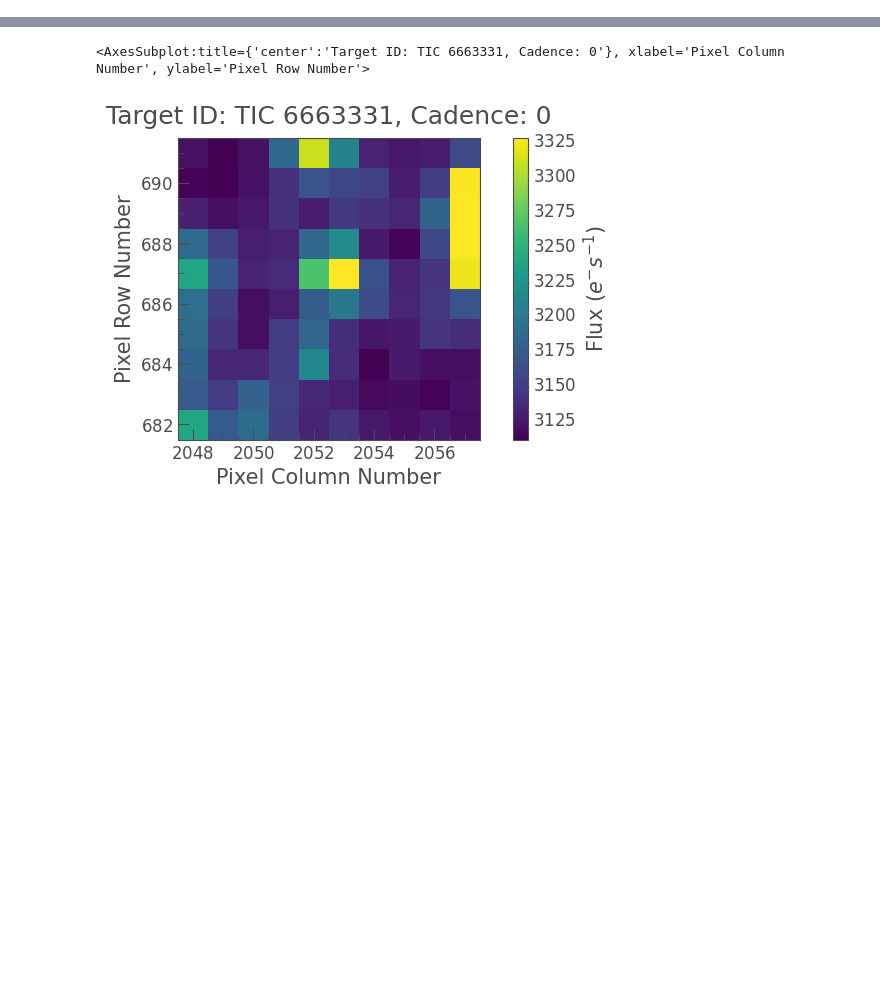
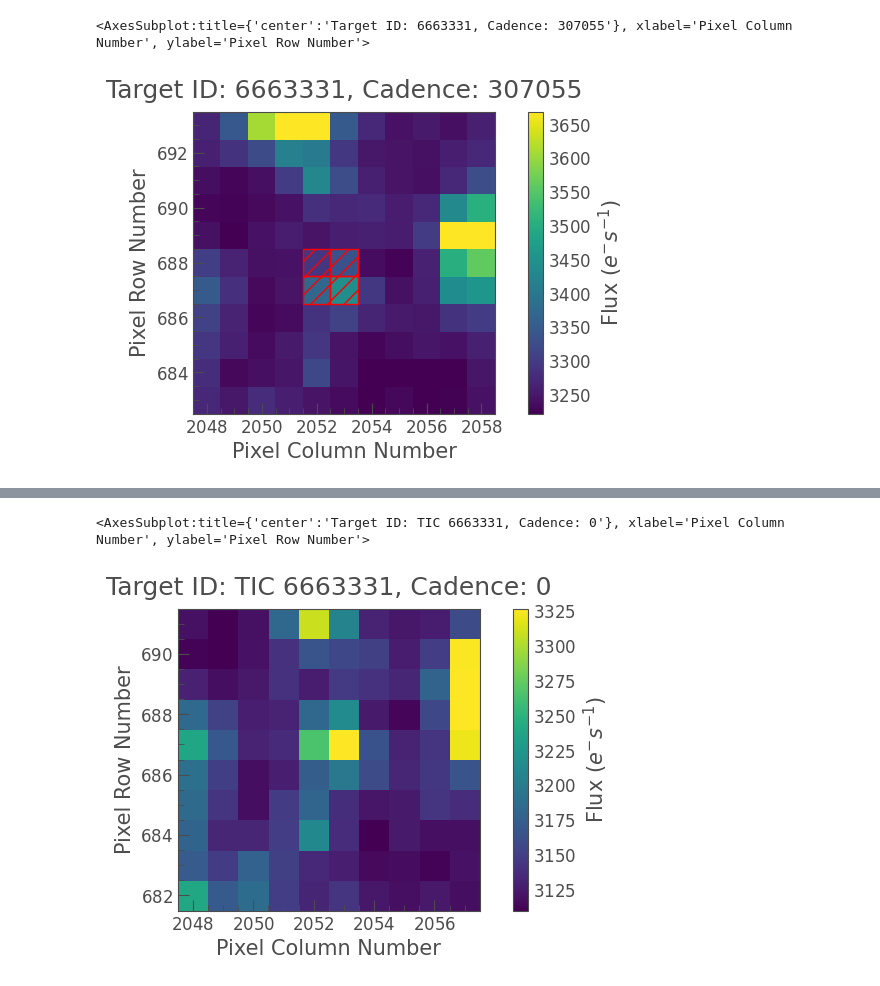
Before and after one commit to HarritonResearchLab/sunnyhills, a Jupyter notebook: personal_epochs/veronica/june/cutouts.ipynb, the cells around one changed output, grey strips where cells are left out. Drawn from its saved outputs; the diff is of its cells as text; code cells hidden in the pictures; blank space fills up the shorter version.

```diff
--- a/personal_epochs/veronica/june/cutouts.ipynb
+++ b/personal_epochs/veronica/june/cutouts.ipynb
@@ -29,0 +12,3 @@ Installing collected packages: pyasn1-modules, oauthlib, cachetools, requests-oa
+# %%
+tpf_file = lk.search_targetpixelfile('TIC 6663331', mission="TESS")#.download(quality_bitmask='default')
+tpf_file
@@ -30 +21,9 @@ Installing collected packages: pyasn1-modules, oauthlib, cachetools, requests-oa
+# %%
+tpf_file = tpf_file[0].download(quality_bitmask='default',author='SPOC')
+# %%
+tpf_file.hdu[2]
+tpf_file.plot(aperture_mask=tpf_file.pipeline_mask)
+# %% [output]
+<AxesSubplot:title={'center':'Target ID: 6663331, Cadence: 307055'}, xlabel='Pixel Column Number', ylabel='Pixel Row Number'>
+[figure, added]
 # %%
```
Also changed, not shown: parts of 8 cells of this notebook, 4 other files.
